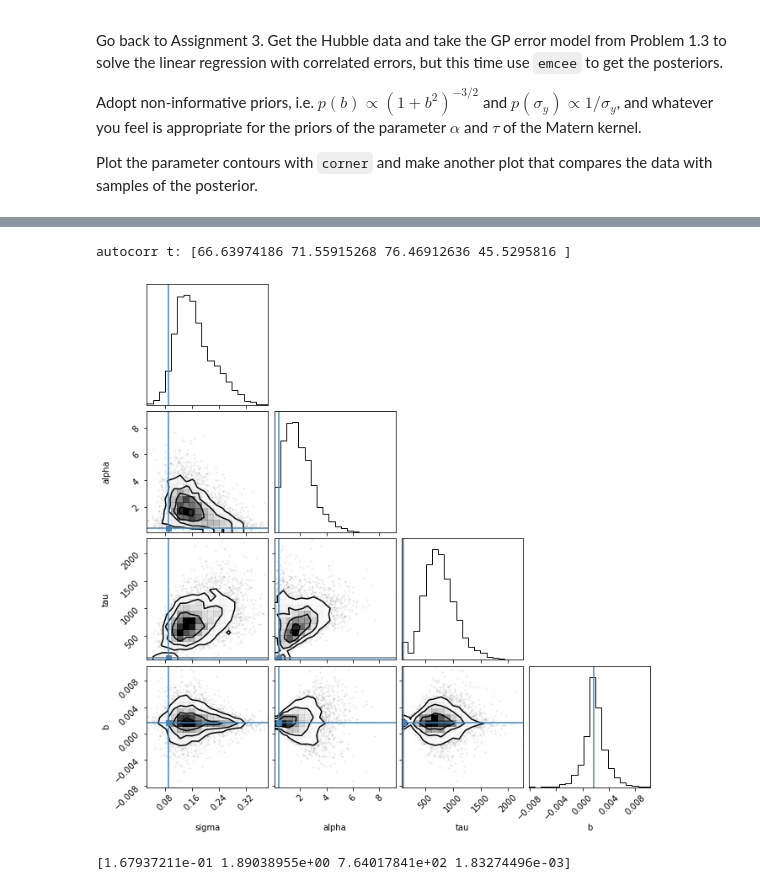
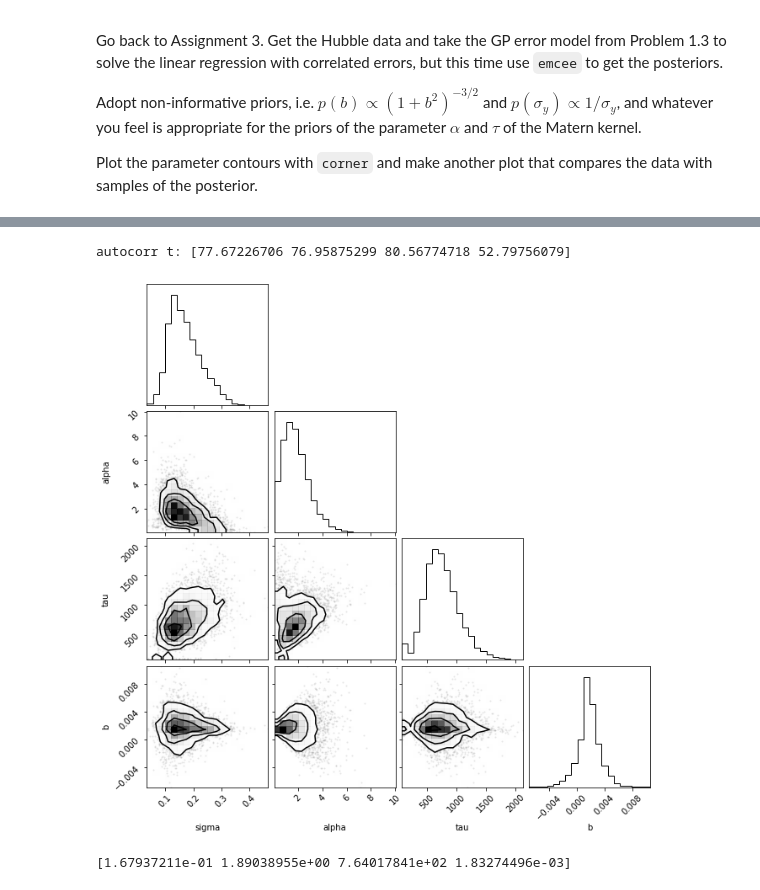
Before and after one commit to idcampbell/sml505-assignment5, a Jupyter notebook: Assignment5.ipynb, the cells around one changed output, grey strips where cells are left out. Drawn from its saved outputs; the diff is of its cells as text; code cells hidden in the pictures.

```diff
--- a/Assignment5.ipynb
+++ b/Assignment5.ipynb
@@ -105,10 +105,9 @@ axes[-1].set_xlabel("step number");
 # %%
 tau = sampler.get_autocorr_time()
 print("autocorr t:",tau)
-test_outs = [8.92850906e-02, 3.76681894e-01, 1.00292595e+02, 1.64466014e-03]
 flat_samples = sampler.get_chain(discard=10, thin=int(np.mean(tau[0])/2), flat=True)
-fig = corner.corner(flat_samples, labels=labels, truths=test_outs)
+fig = corner.corner(flat_samples, labels=labels)
 # %% [output]
-autocorr t: [66.63974186 71.55915268 76.46912636 45.5295816 ]
+autocorr t: [77.67226706 76.95875299 80.56774718 52.79756079]
-[figure, old version]
+[figure, new version]
 # %%
```
Also changed, not shown: parts of 8 cells of this notebook.
